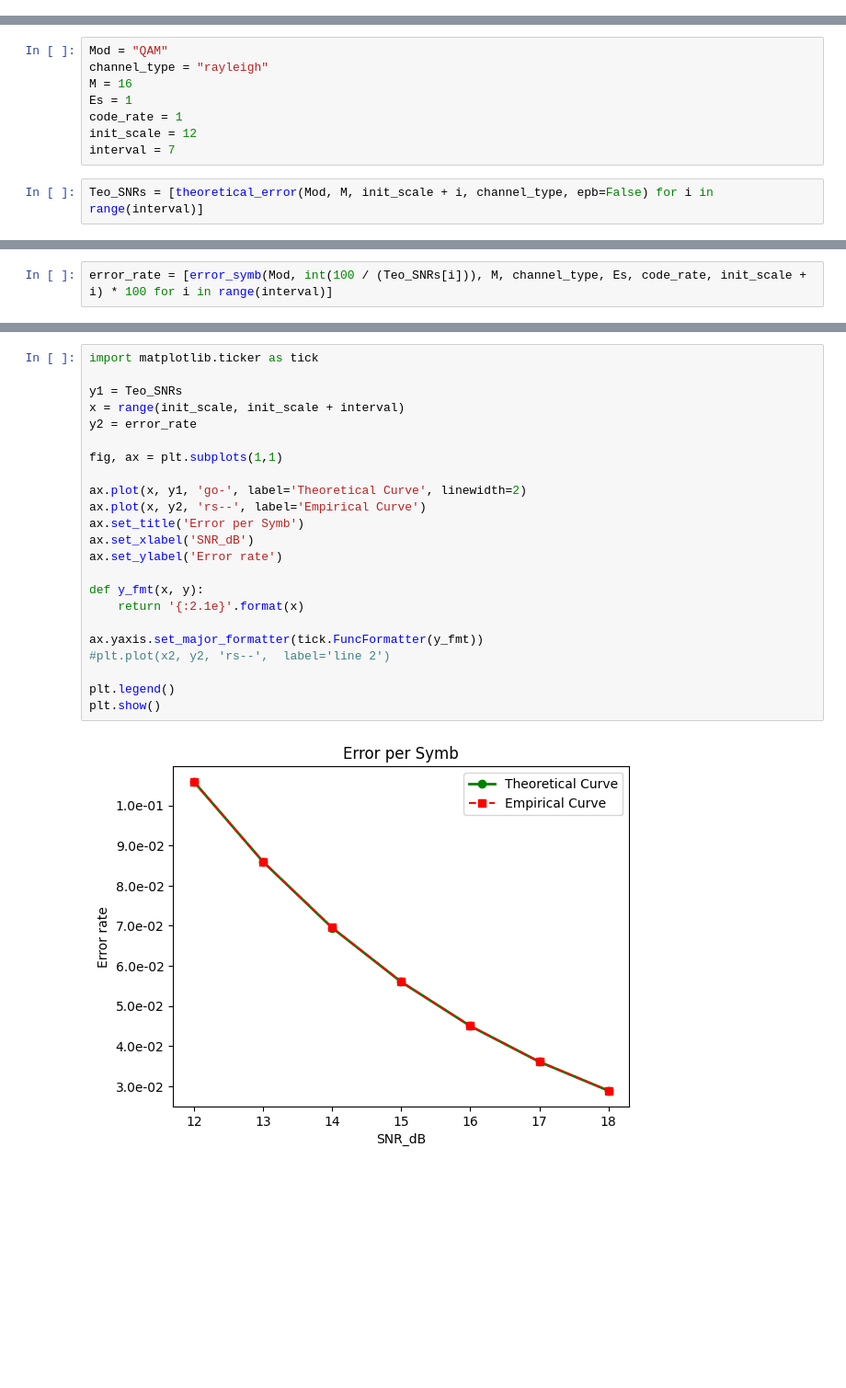
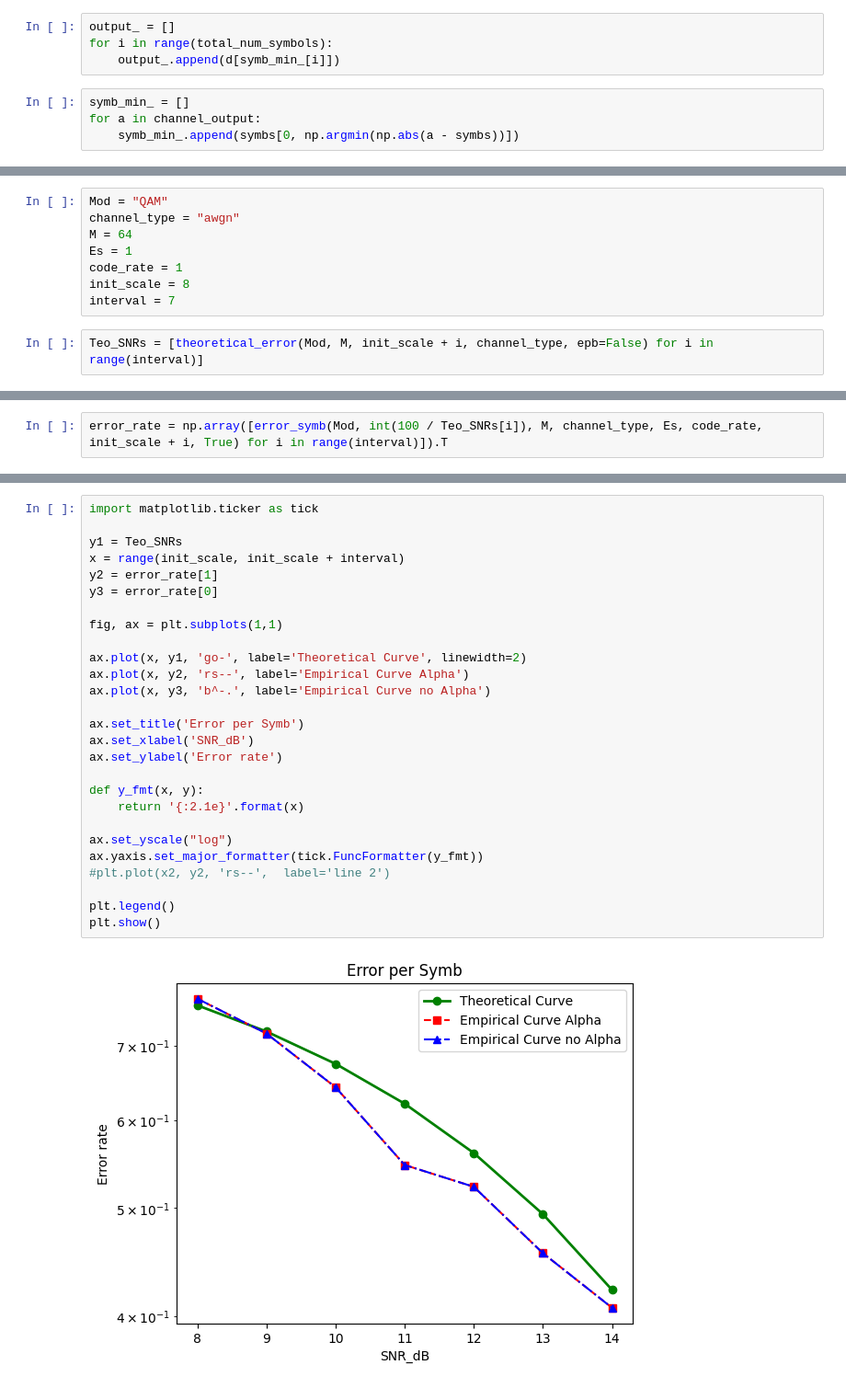
Before and after one commit to RKetson/Communication, a Jupyter notebook: TxRayleigh.ipynb, the cells around one changed output, grey strips where cells are left out. Shown at 92% size. Saved outputs shown, nothing was run; the diff lists cells and outputs as text; blank space fills up the shorter version.

```diff
--- a/TxRayleigh.ipynb
+++ b/TxRayleigh.ipynb
@@ -57,0 +130,8 @@ for i in range(total_num_symbols):
+# %%
+output_ = []
+for i in range(total_num_symbols):
+    output_.append(d[symb_min_[i]])
+# %%
+symb_min_ = []
+for a in channel_output:
+    symb_min_.append(symbs[0, np.argmin(np.abs(a - symbs))])
@@ -84,11 +207,11 @@ def error_symb(Mod, total_num_symbols, M, channel_type, Es, code_rate, SNR_dB):
 ### 12dB - 18dB
 # %%
 Mod = "QAM"
-channel_type = "rayleigh"
-M = 16
+channel_type = "awgn"
+M = 64
 Es = 1
 code_rate = 1
-init_scale = 12
+init_scale = 8
 interval = 7
 # %%
 Teo_SNRs = [theoretical_error(Mod, M, init_scale + i, channel_type, epb=False) for i in range(interval)]
@@ -105,2 +228,2 @@ Teo_SNRs
 # %%
-error_rate = [error_symb(Mod, int(100 / (Teo_SNRs[i])), M, channel_type, Es, code_rate, init_scale + i) * 100 for i in range(interval)]
+error_rate = np.array([error_symb(Mod, int(100 / Teo_SNRs[i]), M, channel_type, Es, code_rate, init_scale + i, True) for i in range(interval)]).T
@@ -117,25 +237,29 @@ error_rate
 # %%
 import matplotlib.ticker as tick
 
 y1 = Teo_SNRs
 x = range(init_scale, init_scale + interval)
-y2 = error_rate
+y2 = error_rate[1]
+y3 = error_rate[0]
 
 fig, ax = plt.subplots(1,1)
 
 ax.plot(x, y1, 'go-', label='Theoretical Curve', linewidth=2)
-ax.plot(x, y2, 'rs--', label='Empirical Curve')
+ax.plot(x, y2, 'rs--', label='Empirical Curve Alpha')
+ax.plot(x, y3, 'b^-.', label='Empirical Curve no Alpha')
+
 ax.set_title('Error per Symb')
 ax.set_xlabel('SNR_dB')
 ax.set_ylabel('Error rate')
 
 def y_fmt(x, y):
     return '{:2.1e}'.format(x)
 
+ax.set_yscale("log")
 ax.yaxis.set_major_formatter(tick.FuncFormatter(y_fmt))
 #plt.plot(x2, y2, 'rs--',  label='line 2')
 
 plt.legend()
 plt.show()
 # %% [output]
-[figure, old version]
+[figure, new version]
```
Also changed, not shown: parts of 26 cells of this notebook, 2 other files.
